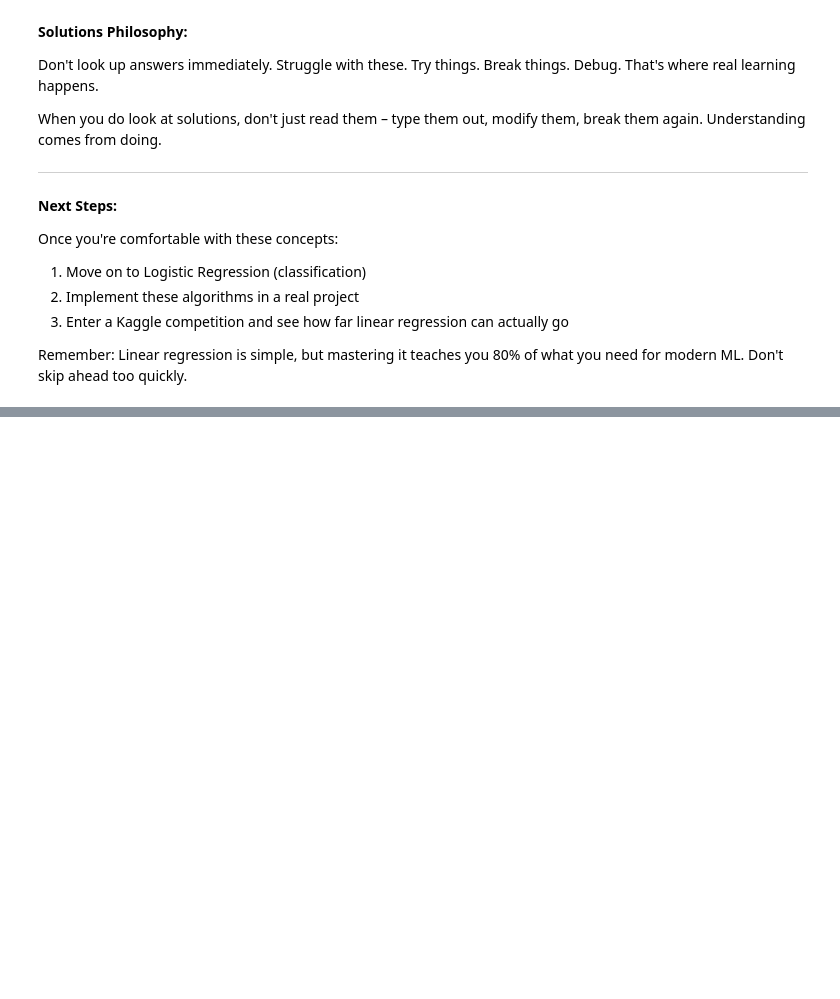
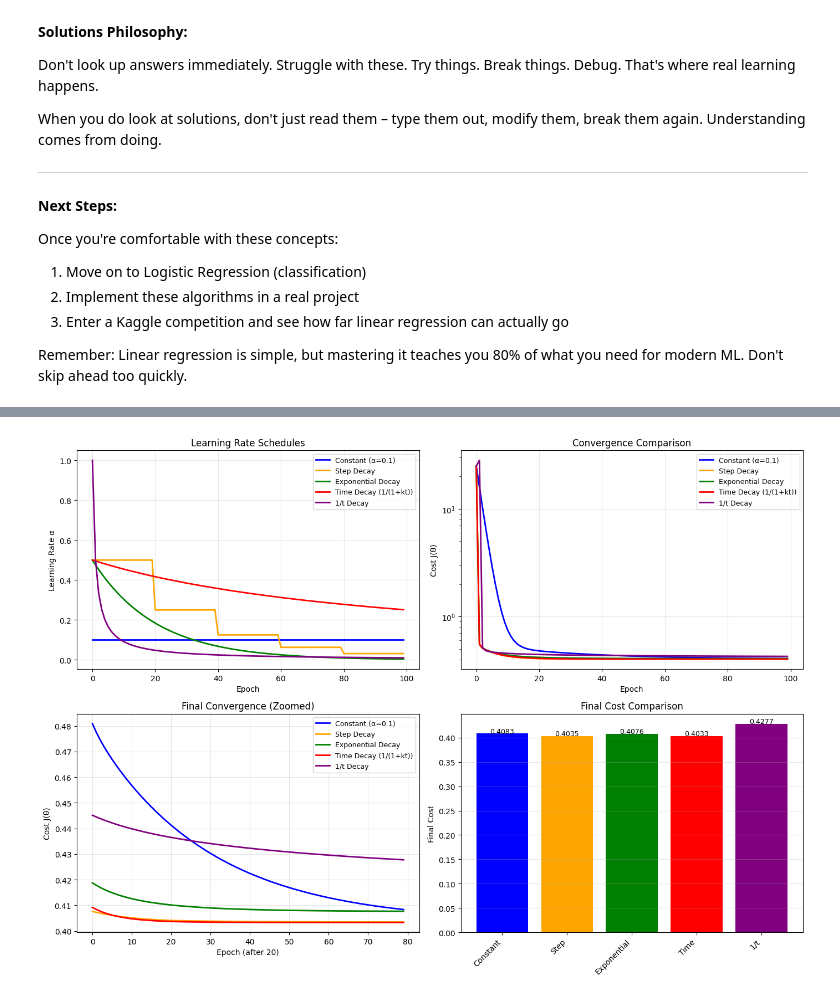
Before and after one commit to maxvyquincy9393/Deep-Dive-into-ML, a Jupyter notebook: Module_01_Linear_Regression/Module_01_Linear_Regression.ipynb, the cells around one changed output, grey strips where cells are left out. Saved outputs shown, nothing was run; the diff lists cells and outputs as text; code cells hidden in the pictures; blank space fills up the shorter version.

```diff
--- a/Module_01_Linear_Regression/Module_01_Linear_Regression.ipynb
+++ b/Module_01_Linear_Regression/Module_01_Linear_Regression.ipynb
@@ -2725,0 +3044,52 @@ Remember: Linear regression is simple, but mastering it teaches you 80% of what
+# %%
+# visualization: learning rate schedules and their effects
+fig, axes = plt.subplots(2, 2, figsize=(14, 10))
+
+colors = ['blue', 'orange', 'green', 'red', 'purple']
+
+# plot 1: learning rate over time
+for i, (name, res) in enumerate(results.items()):
+    axes[0, 0].plot(res['lrs'], label=name, linewidth=2, color=colors[i])
+axes[0, 0].set_xlabel('Epoch')
+axes[0, 0].set_ylabel('Learning Rate α')
+axes[0, 0].set_title('Learning Rate Schedules')
+axes[0, 0].legend(loc='upper right', fontsize=9)
+axes[0, 0].grid(True, alpha=0.3)
+
+# plot 2: cost over time
+for i, (name, res) in enumerate(results.items()):
+    axes[0, 1].plot(res['costs'], label=name, linewidth=2, color=colors[i])
+axes[0, 1].set_xlabel('Epoch')
+axes[0, 1].set_ylabel('Cost J(θ)')
+axes[0, 1].set_title('Convergence Comparison')
+axes[0, 1].legend(loc='upper right', fontsize=9)
+axes[0, 1].grid(True, alpha=0.3)
+axes[0, 1].set_yscale('log')
+
+# plot 3: cost zoomed (final region)
+for i, (name, res) in enumerate(results.items()):
+    axes[1, 0].plot(res['costs'][20:], label=name, linewidth=2, color=colors[i])
+axes[1, 0].set_xlabel('Epoch (after 20)')
+axes[1, 0].set_ylabel('Cost J(θ)')
+axes[1, 0].set_title('Final Convergence (Zoomed)')
+axes[1, 0].legend(loc='upper right', fontsize=9)
+axes[1, 0].grid(True, alpha=0.3)
+
+# plot 4: bar chart of final costs
+names = list(results.keys())
+final_costs = [results[n]['costs'][-1] for n in names]
+bars = axes[1, 1].bar(range(len(names)), final_costs, color=colors)
+axes[1, 1].set_xticks(range(len(names)))
+axes[1, 1].set_xticklabels([n.split()[0] for n in names], rotation=45, ha='right')
+axes[1, 1].set_ylabel('Final Cost')
+axes[1, 1].set_title('Final Cost Comparison')
+axes[1, 1].grid(axis='y', alpha=0.3)
+
+for bar, cost in zip(bars, final_costs):
+    axes[1, 1].text(bar.get_x() + bar.get_width()/2, bar.get_height() + 0.001,
+                    f'{cost:.4f}', ha='center', fontsize=9)
+
+plt.tight_layout()
+plt.show()
+# %% [output]
+[figure, added]
```
Also changed, not shown: parts of 21 cells of this notebook, 32 other files.
